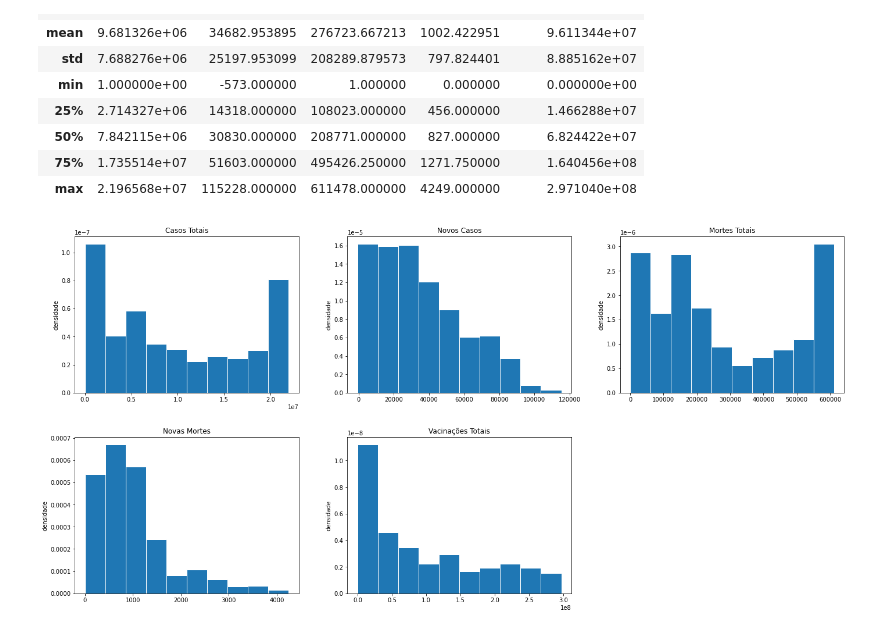
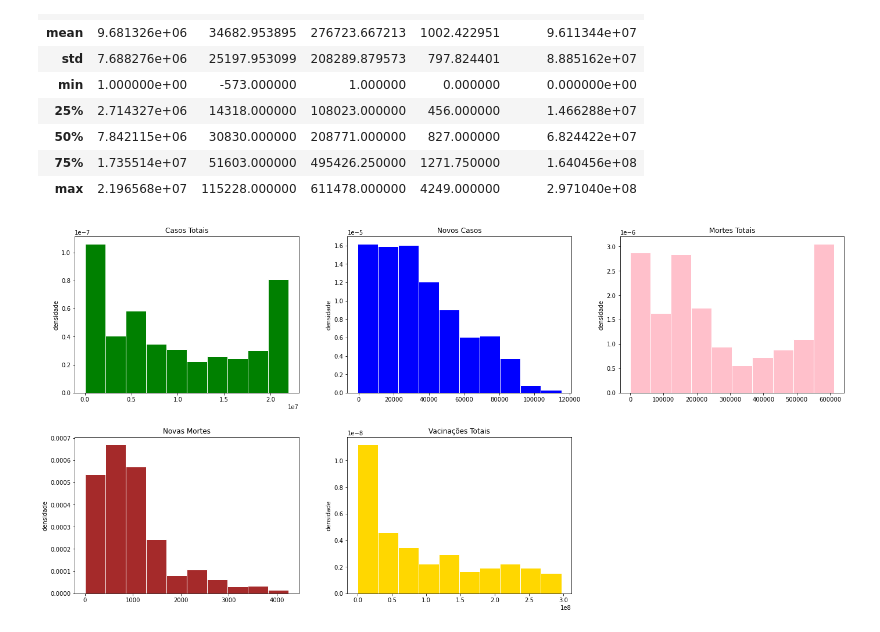
Before and after one commit to marlonsp/Projeto2-CiDados, a Jupyter notebook: Projeto2-CDados.ipynb, the cells around one changed output. Drawn from its saved outputs; the diff is of its cells as text; code cells hidden in the pictures.

```diff
--- a/Projeto2-CDados.ipynb
+++ b/Projeto2-CDados.ipynb
@@ -54,36 +54,36 @@ df.describe()
 # %%
 figure = plt.figure(figsize=(20, 10))
 
 plt.subplot(2, 3, 1)
-plt.hist(df.total_cases, edgecolor='white', density=True)
+plt.hist(df.total_cases, edgecolor='white', color='green',density=True)
 plt.title('Casos Totais')
 plt.ylabel('densidade')
 
 
 plt.subplot(2, 3, 2)
-plt.hist(df.new_cases, edgecolor='white', density=True)
+plt.hist(df.new_cases, edgecolor='white', color='blue', density=True)
 plt.title('Novos Casos')
 plt.ylabel('densidade')
 
 
 plt.subplot(2, 3, 3)
-plt.hist(df.total_deaths, edgecolor='white', density=True)
+plt.hist(df.total_deaths, edgecolor='white', color='pink', density=True)
 plt.title('Mortes Totais')
 plt.ylabel('densidade')
 
 
 plt.subplot(2, 3, 4)
-plt.hist(df.new_deaths, edgecolor='white', density=True)
+plt.hist(df.new_deaths, edgecolor='white', color='brown', density=True)
 plt.title('Novas Mortes')
 plt.ylabel('densidade')
 
 
 plt.subplot(2, 3, 5)
-plt.hist(df.total_vaccinations, edgecolor='white', density=True)
+plt.hist(df.total_vaccinations, edgecolor='white', color='gold', density=True)
 plt.title('Vacinações Totais')
 plt.ylabel('densidade')
 
 figure.tight_layout(pad=3.0)
 plt.show()
 # %% [output]
-[figure, old version]
+[figure, new version]
```
Also changed, not shown: parts of 1 cell of this notebook.
